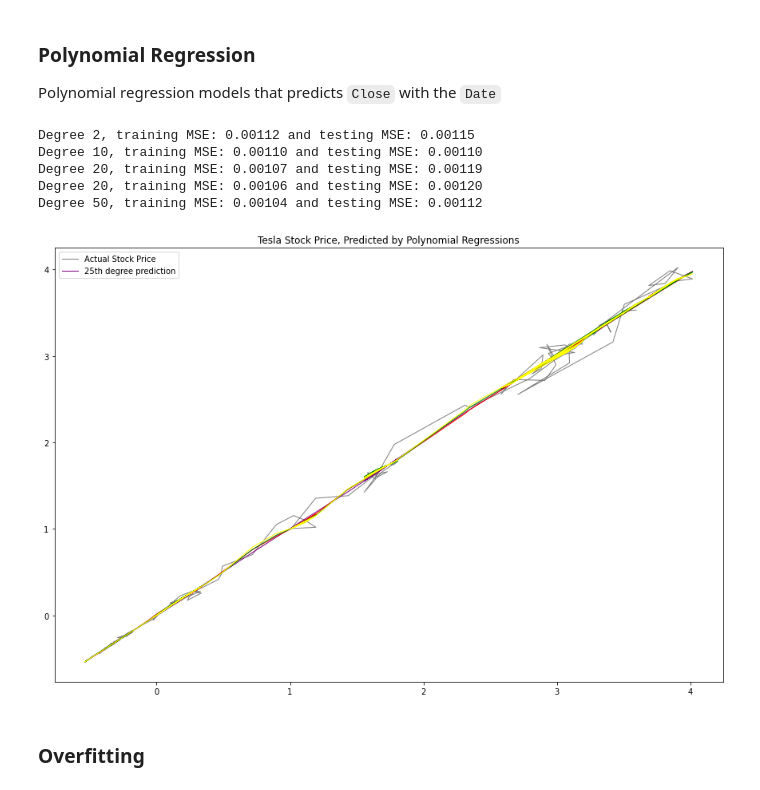
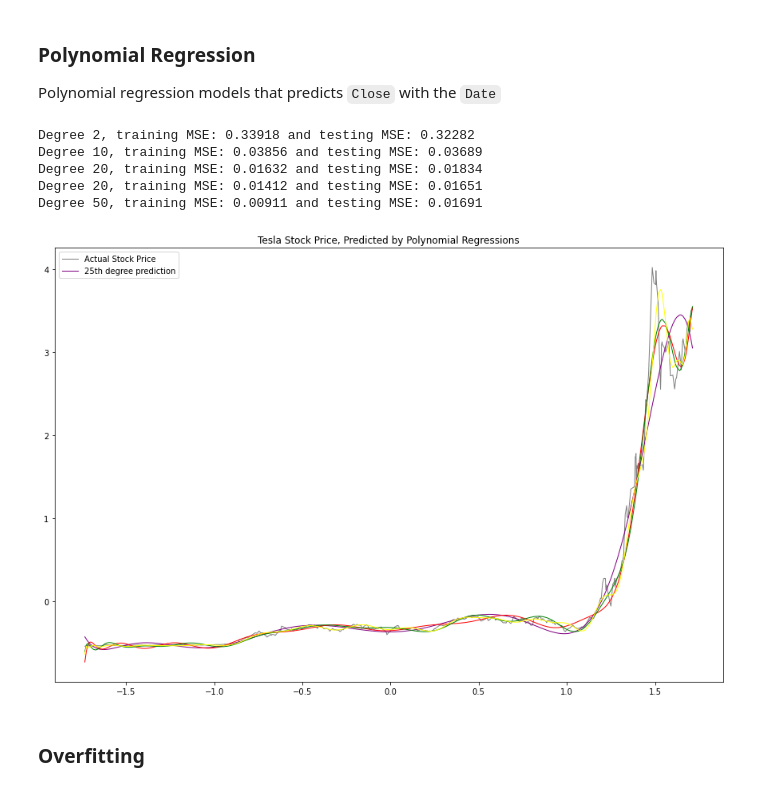
Before and after one commit to Diean233/171Group11, a Jupyter notebook: Lin_Poly_Regression2.ipynb, the cells around one changed output. Cells and saved outputs as stored; diff of their text form; code cells hidden in the pictures.

```diff
--- a/Lin_Poly_Regression2.ipynb
+++ b/Lin_Poly_Regression2.ipynb
@@ -134,6 +134,15 @@ Polynomial regression models that predicts ``Close`` with the ``Date``
 # %%
 from sklearn.preprocessing import PolynomialFeatures
 from sklearn.pipeline import make_pipeline
+
+X_train, X_test = train['Date'], test['Date']
+y_train, y_test = train['Close'], test['Close']
+
+# Reshape data (sklearn gets mad if I don't)
+X_train = StandardScaler().fit_transform(X_train.values.reshape(-1,1))
+y_train = StandardScaler().fit_transform(y_train.values.reshape(-1,1))
+X_test = StandardScaler().fit_transform(X_test.values.reshape(-1,1))
+y_test = StandardScaler().fit_transform(y_test.values.reshape(-1,1))
 
 # Degree 2
 polyreg = make_pipeline(PolynomialFeatures(2), StandardScaler(), LinearRegression())
@@ -164,39 +173,39 @@ polyreg = make_pipeline(PolynomialFeatures(25), StandardScaler(), LinearRegressi
 polyreg.fit(X_train, y_train)
 y_pred = polyreg.predict(X_train)
 train25 = metrics.mean_squared_error(y_train, y_pred)
 y_pred25 = polyreg.predict(X_test)
 test25 = metrics.mean_squared_error(y_test, y_pred25)
 
 # Degree 50
 polyreg = make_pipeline(PolynomialFeatures(50), StandardScaler(), LinearRegression())
 polyreg.fit(X_train, y_train)
 y_pred = polyreg.predict(X_train)
 train50 = metrics.mean_squared_error(y_train, y_pred)
 y_pred50 = polyreg.predict(X_test)
 test50 = metrics.mean_squared_error(y_test, y_pred50)
 
 print('Degree 2, training MSE: {:.5f} and testing MSE: {:.5f}'.format(train2, test2))
 print('Degree 10, training MSE: {:.5f} and testing MSE: {:.5f}'.format(train10, test10))
 print('Degree 20, training MSE: {:.5f} and testing MSE: {:.5f}'.format(train20, test20))
 print('Degree 20, training MSE: {:.5f} and testing MSE: {:.5f}'.format(train25, test25))
 print('Degree 50, training MSE: {:.5f} and testing MSE: {:.5f}'.format(train50, test50))
 
 plt.figure(figsize=(15,10))
 plt.title('Tesla Stock Price, Predicted by Polynomial Regressions')
 plt.plot(X_test, y_test, color='gray', linewidth=1)
 plt.plot(X_test, y_pred10, color='purple', linewidth=1)
 plt.plot(X_test, y_pred20, color='red', linewidth=1)
 plt.plot(X_test, y_pred25, color='green', linewidth=1)
 plt.plot(X_test, y_pred50, color='yellow', linewidth=1)
 plt.legend(['Actual Stock Price','25th degree prediction'])
 plt.show()
 # %% [output]
-Degree 2, training MSE: 0.00112 and testing MSE: 0.00115
-Degree 10, training MSE: 0.00110 and testing MSE: 0.00110
-Degree 20, training MSE: 0.00107 and testing MSE: 0.00119
-Degree 20, training MSE: 0.00106 and testing MSE: 0.00120
-Degree 50, training MSE: 0.00104 and testing MSE: 0.00112
+Degree 2, training MSE: 0.33918 and testing MSE: 0.32282
+Degree 10, training MSE: 0.03856 and testing MSE: 0.03689
+Degree 20, training MSE: 0.01632 and testing MSE: 0.01834
+Degree 20, training MSE: 0.01412 and testing MSE: 0.01651
+Degree 50, training MSE: 0.00911 and testing MSE: 0.01691
-[figure, old version]
+[figure, new version]
 # %% [markdown]
 ### Overfitting
 # %%
```
Also changed, not shown: parts of 1 cell of this notebook.
